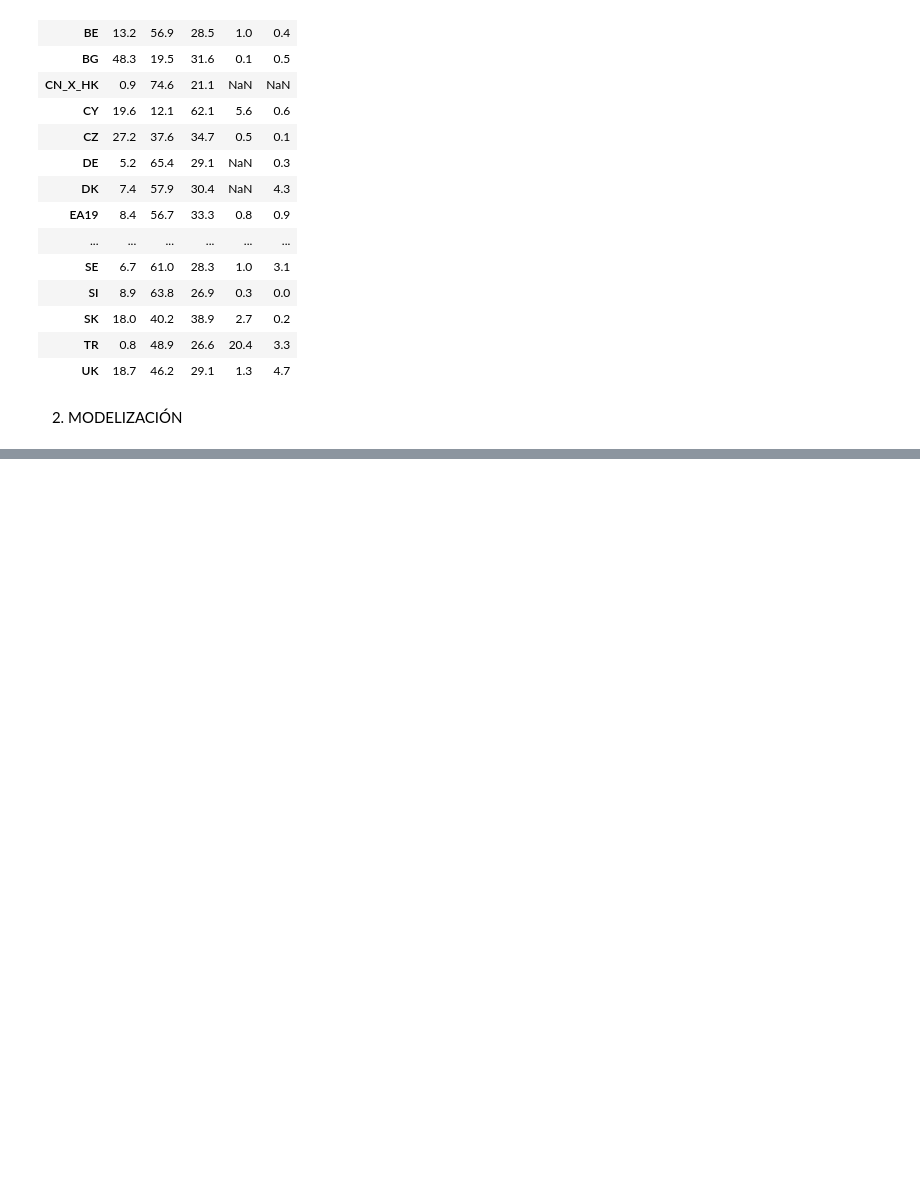
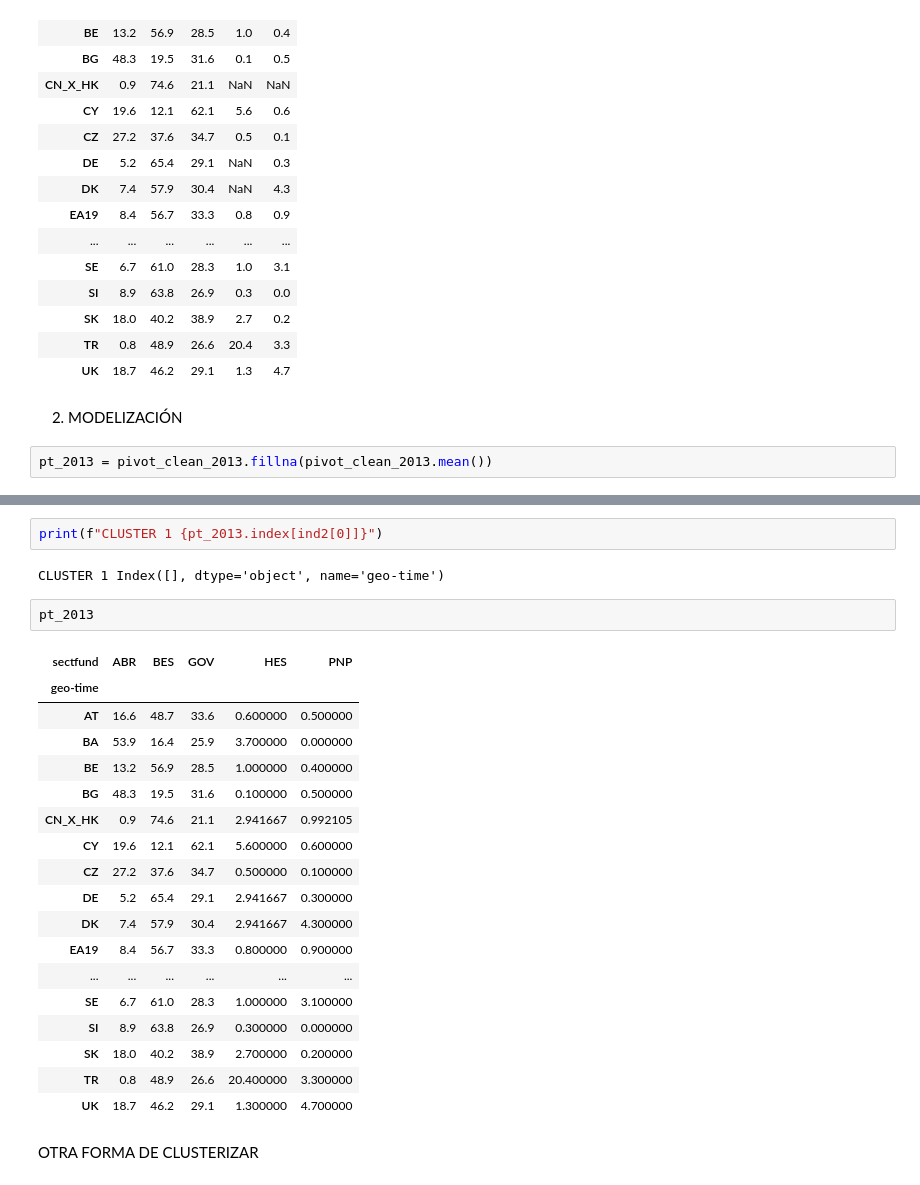
Before and after one commit to edurg18/DATAMINIG_1, a Jupyter notebook: preprocesamiento.ipynb, the cells around one changed output, grey strips where cells are left out. Drawn from its saved outputs; the diff is of its cells as text; blank space fills up the shorter version.

Commit message:
clusters

```diff
--- a/preprocesamiento.ipynb
+++ b/preprocesamiento.ipynb
@@ -196,3 +195,5 @@ pivot_clean_2013
 | UK | 18.7 | 46.2 | 29.1 | 1.3 | 4.7 |
 # %% [markdown]
 2. MODELIZACIÓN
+# %%
+pt_2013 = pivot_clean_2013.fillna(pivot_clean_2013.mean())
@@ -198,0 +225,27 @@ pivot_clean_2013
+# %%
+print(f"CLUSTER 1 {pt_2013.index[ind2[0]]}")
+# %% [output]
+CLUSTER 1 Index([], dtype='object', name='geo-time')
+# %%
+pt_2013
+# %% [output]
+| sectfund | ABR | BES | GOV | HES | PNP |
+| geo-time |  |  |  |  |  |
+| AT | 16.6 | 48.7 | 33.6 | 0.600000 | 0.500000 |
+| BA | 53.9 | 16.4 | 25.9 | 3.700000 | 0.000000 |
+| BE | 13.2 | 56.9 | 28.5 | 1.000000 | 0.400000 |
+| BG | 48.3 | 19.5 | 31.6 | 0.100000 | 0.500000 |
+| CN_X_HK | 0.9 | 74.6 | 21.1 | 2.941667 | 0.992105 |
+| CY | 19.6 | 12.1 | 62.1 | 5.600000 | 0.600000 |
+| CZ | 27.2 | 37.6 | 34.7 | 0.500000 | 0.100000 |
+| DE | 5.2 | 65.4 | 29.1 | 2.941667 | 0.300000 |
+| DK | 7.4 | 57.9 | 30.4 | 2.941667 | 4.300000 |
+| EA19 | 8.4 | 56.7 | 33.3 | 0.800000 | 0.900000 |
+| ... | ... | ... | ... | ... | ... |
+| SE | 6.7 | 61.0 | 28.3 | 1.000000 | 3.100000 |
+| SI | 8.9 | 63.8 | 26.9 | 0.300000 | 0.000000 |
+| SK | 18.0 | 40.2 | 38.9 | 2.700000 | 0.200000 |
+| TR | 0.8 | 48.9 | 26.6 | 20.400000 | 3.300000 |
+| UK | 18.7 | 46.2 | 29.1 | 1.300000 | 4.700000 |
+# %% [markdown]
+OTRA FORMA DE CLUSTERIZAR
```
Also changed, not shown: parts of 6 cells of this notebook.
